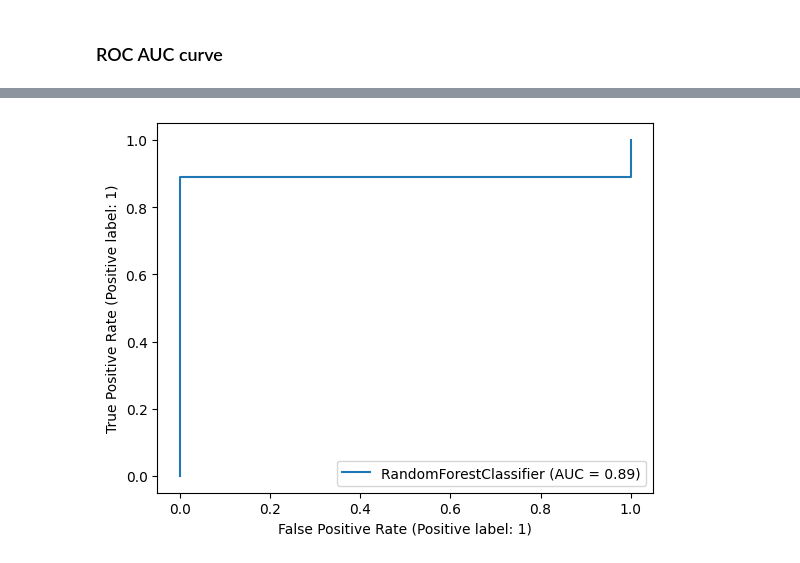
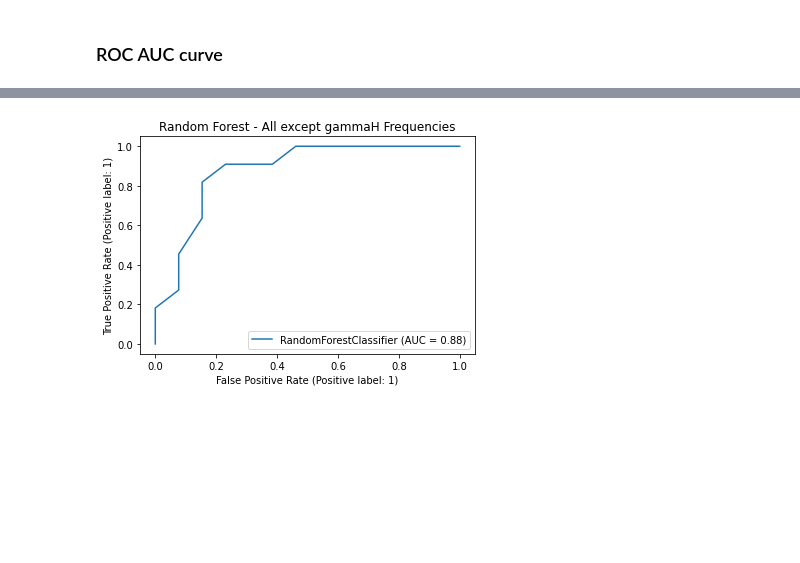
Before and after one commit to jessb0t/motorImagery, a Jupyter notebook: model_included.ipynb, the cells around one changed output, grey strips where cells are left out. Saved outputs shown, nothing was run; the diff lists cells and outputs as text; code cells hidden in the pictures; blank space fills up the shorter version.

```diff
--- a/model_included.ipynb
+++ b/model_included.ipynb
@@ -266,0 +252,5 @@ array([[[False, False, False, ..., False, False, False],
+# %%
+processed_df['label_encoded'] = processed_df['label'].apply(lambda x: 0 if x=='img' else 1)
+# %%
+columns= processed_df.columns[:-3]
+columns
@@ -266,0 +275,3 @@ array([[[False, False, False, ..., False, False, False],
+# %%
+selected_columns = [col for col in columns if 'gammaH' not in col]
+selected_columns
@@ -294,7 +309,7 @@ from sklearn.ensemble import RandomForestClassifier
 # %%
-processed_data, labels = make_classification(random_state=0)
+# processed_data, labels = make_classification(random_state=0)
 X_train, X_test, y_train, y_test = train_test_split(
-        processed_data, labels, random_state=42, test_size=0.2)
+        processed_df[selected_columns], processed_df['label_encoded'], random_state=42, test_size=0.2)
 n_train_samples = len(X_train)
 n_test_samples = len(X_test)
 n_features = X_train.shape[1]
@@ -425,11 +462,12 @@ len(y_train)
 # %%
 # Compute ROC curve and ROC area for each class
 fpr = dict()
 tpr = dict()
 roc_auc = dict()
 
 metrics.plot_roc_curve(classifier, X_test, y_test)
-
+plt.title("Random Forest - All except gammaH Frequencies")
 plt.show()
+# plt.savefig('rfroc_allfreq')
 # %% [output]
-[figure, old version]
+[figure, new version]
```
Also changed, not shown: parts of 47 cells of this notebook, 9 other files.
